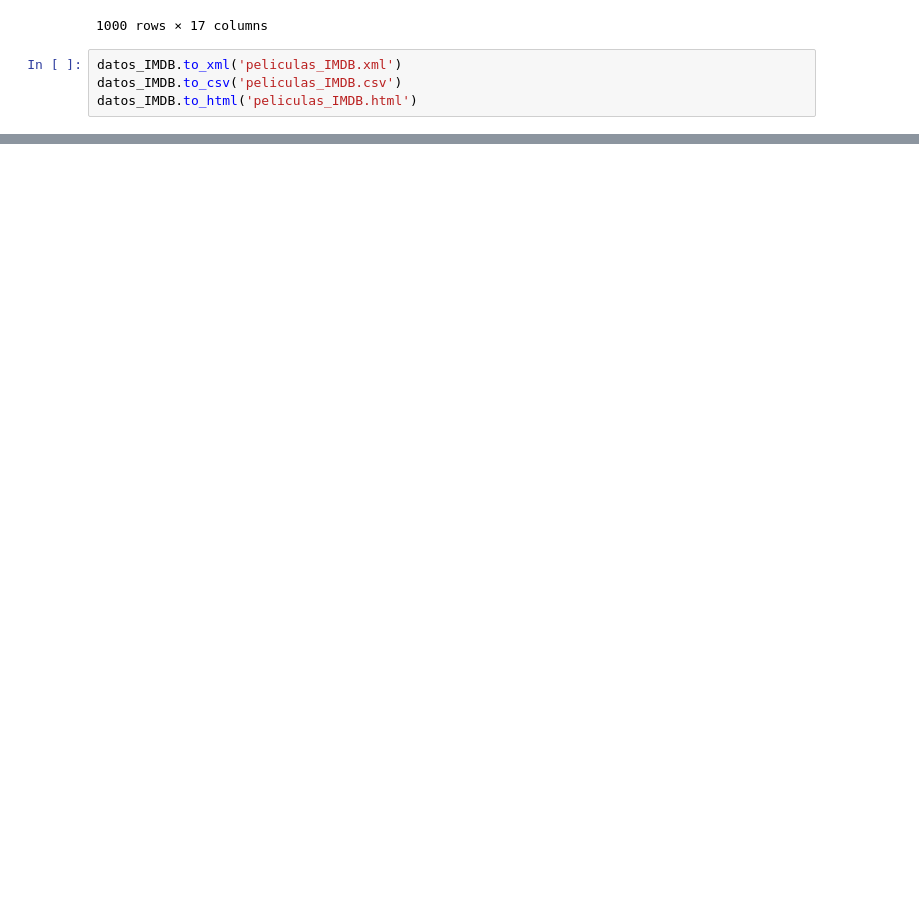
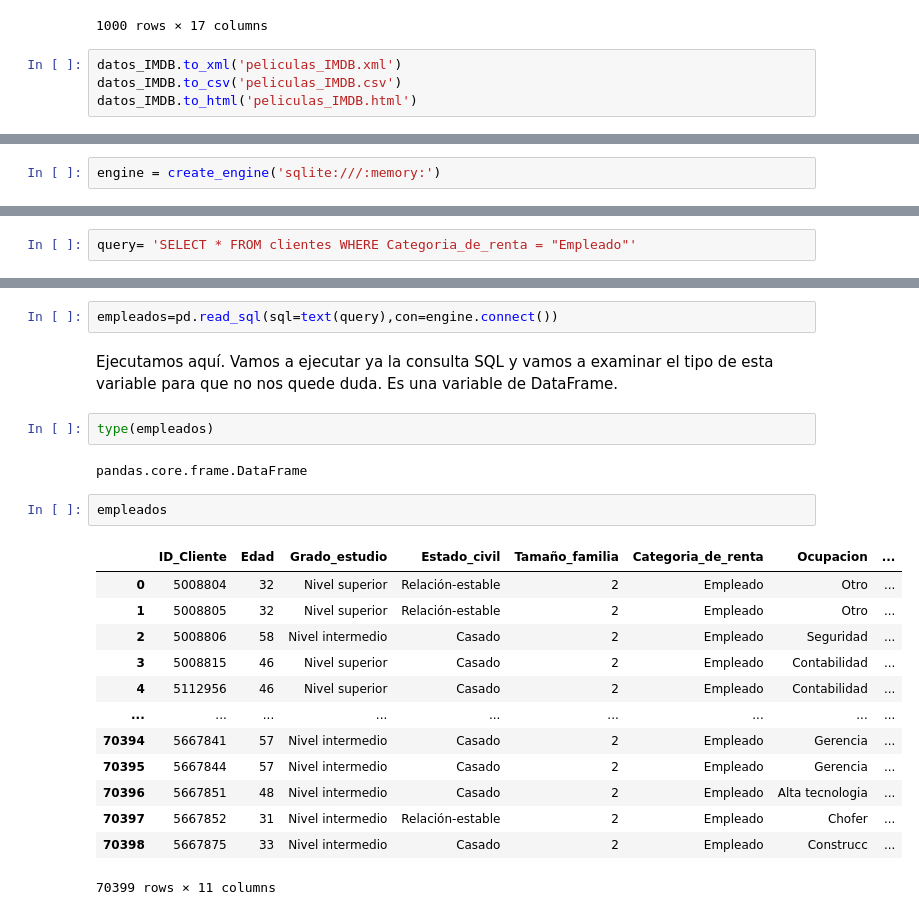
Before and after one commit to jorgevillegazz/Aprendiendo_ETL, a Jupyter notebook: Pandas_I_O.ipynb, the cells around one changed output, grey strips where cells are left out. Cells and saved outputs as stored; diff of their text form; blank space fills up the shorter version.

```diff
--- a/Pandas_I_O.ipynb
+++ b/Pandas_I_O.ipynb
@@ -985,0 +1044,2 @@ datos_IMDB.to_html('peliculas_IMDB.html')
+# %%
+engine = create_engine('sqlite:///:memory:')
@@ -985,0 +1187,2 @@ datos_IMDB.to_html('peliculas_IMDB.html')
+# %%
+query= 'SELECT * FROM clientes WHERE Categoria_de_renta = "Empleado"'
@@ -985,0 +1215,24 @@ datos_IMDB.to_html('peliculas_IMDB.html')
+# %%
+empleados=pd.read_sql(sql=text(query),con=engine.connect())
+# %% [markdown]
+Ejecutamos aquí. Vamos a ejecutar ya la consulta SQL y vamos a examinar el tipo de esta variable para que no nos quede duda. Es una variable de DataFrame.
+# %%
+type(empleados)
+# %% [output]
+pandas.core.frame.DataFrame
+# %%
+empleados
+# %% [output]
+|  | ID_Cliente | Edad | Grado_estudio | Estado_civil | Tamaño_familia | Categoria_de_renta | Ocupacion | ... |
+| 0 | 5008804 | 32 | Nivel superior | Relación-estable | 2 | Empleado | Otro | ... |
+| 1 | 5008805 | 32 | Nivel superior | Relación-estable | 2 | Empleado | Otro | ... |
+| 2 | 5008806 | 58 | Nivel intermedio | Casado | 2 | Empleado | Seguridad | ... |
+| 3 | 5008815 | 46 | Nivel superior | Casado | 2 | Empleado | Contabilidad | ... |
+| 4 | 5112956 | 46 | Nivel superior | Casado | 2 | Empleado | Contabilidad | ... |
+| ... | ... | ... | ... | ... | ... | ... | ... | ... |
+| 70394 | 5667841 | 57 | Nivel intermedio | Casado | 2 | Empleado | Gerencia | ... |
+| 70395 | 5667844 | 57 | Nivel intermedio | Casado | 2 | Empleado | Gerencia | ... |
+| 70396 | 5667851 | 48 | Nivel intermedio | Casado | 2 | Empleado | Alta tecnologia | ... |
+| 70397 | 5667852 | 31 | Nivel intermedio | Relación-estable | 2 | Empleado | Chofer | ... |
+| 70398 | 5667875 | 33 | Nivel intermedio | Casado | 2 | Empleado | Construcc | ... |
+70399 rows × 11 columns
```
Also changed, not shown: parts of 75 cells of this notebook.
